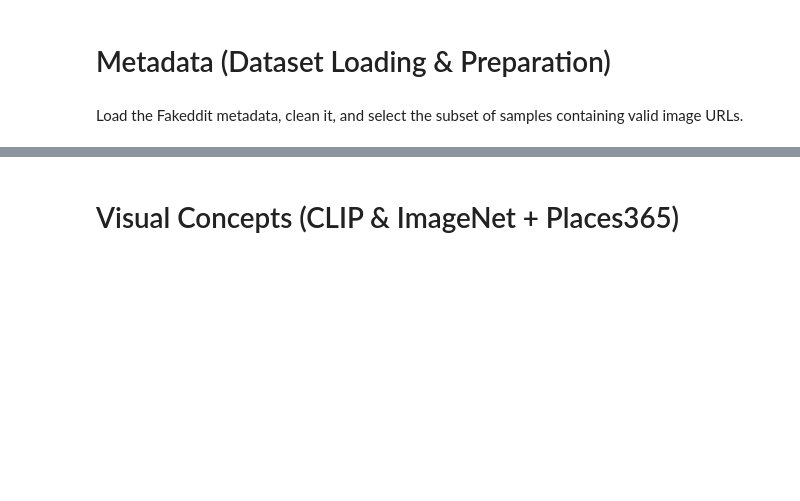
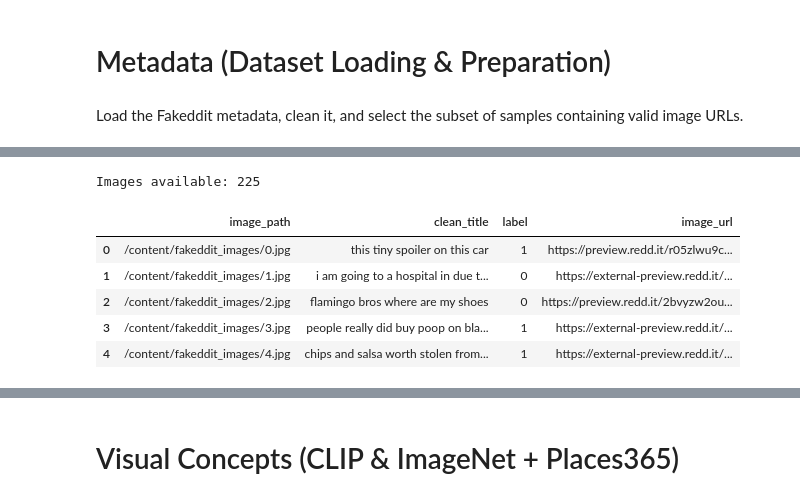
Before and after one commit to gizayceylan/FakeNews, a Jupyter notebook: CleanMetadata_VisualConcepts.ipynb, the cells around one changed output, grey strips where cells are left out. Cells and saved outputs as stored; diff of their text form; code cells hidden in the pictures; blank space fills up the shorter version.

```diff
--- a/CleanMetadata_VisualConcepts.ipynb
+++ b/CleanMetadata_VisualConcepts.ipynb
@@ -94,9 +120,17 @@ print("\nFailed downloads:", failed)
 # %%
 # Keep only successfully downloaded images
 image_df = sample_df[sample_df["image_path"].notna()].reset_index(drop=True)
-image_df = image_df[['image_path', '2_way_label']].rename(columns={'2_way_label': 'label'})
+image_df = image_df[['image_path', 'clean_title','2_way_label', 'image_url']].rename(columns={'2_way_label': 'label'})
 print("Images available:", len(image_df))
-image_df
+image_df.head()
+# %% [output]
+Images available: 225
+|  | image_path | clean_title | label | image_url |
+| 0 | /content/fakeddit_images/0.jpg | this tiny spoiler on this car | 1 | https://preview.redd.it/r05zlwu9c... |
+| 1 | /content/fakeddit_images/1.jpg | i am going to a hospital in due t... | 0 | https://external-preview.redd.it/... |
+| 2 | /content/fakeddit_images/2.jpg | flamingo bros where are my shoes | 0 | https://preview.redd.it/2bvyzw2ou... |
+| 3 | /content/fakeddit_images/3.jpg | people really did buy poop on bla... | 1 | https://external-preview.redd.it/... |
+| 4 | /content/fakeddit_images/4.jpg | chips and salsa worth stolen from... | 1 | https://external-preview.redd.it/... |
 # %%
 # Test a sample
 Image.open(image_df["image_path"].iloc[0])
```
Also changed, not shown: parts of 13 cells of this notebook.
